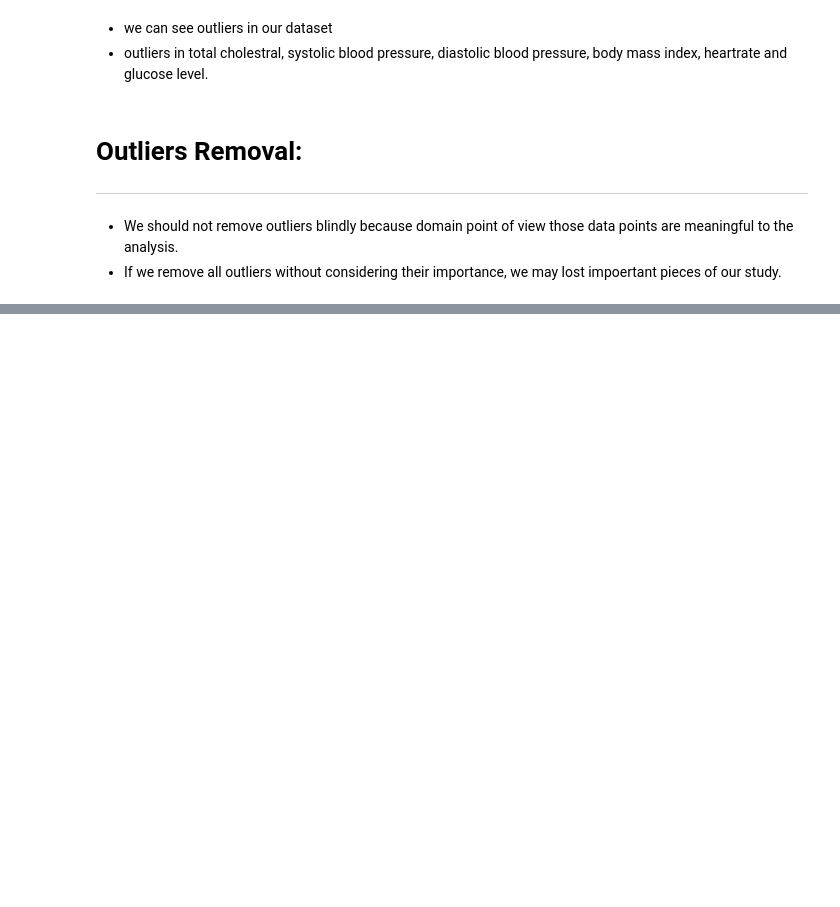
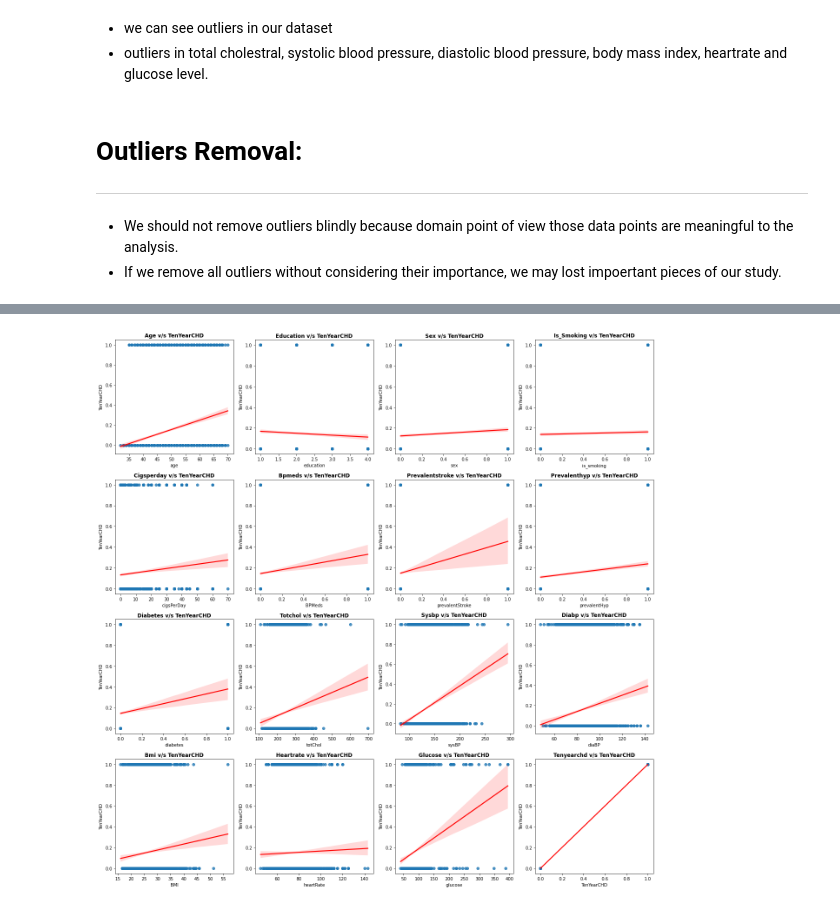
Before and after one commit to Kondasagar/Cardiovascular-Risk-Prediction, a Jupyter notebook: Cardiovascular_Risk_Prediction.ipynb, the cells around one changed output, grey strips where cells are left out. Cells and saved outputs as stored; diff of their text form; code cells hidden in the pictures; blank space fills up the shorter version.

```diff
--- a/Cardiovascular_Risk_Prediction.ipynb
+++ b/Cardiovascular_Risk_Prediction.ipynb
@@ -281,0 +343,6 @@ for n,column in enumerate(numeric_features):
+# %%
+# Defining a label encoder based on above data
+encoder = {'sex':{'M':1, 'F':0},'is_smoking':{'YES':1, 'NO': 0}}
+
+# Label Encoding
+df = df.replace(encoder)
@@ -281,0 +374,12 @@ for n,column in enumerate(numeric_features):
+# %%
+# Checking relationship
+independent_variables = [i for i in df.columns if i not in ['TenYearCHD']]
+
+plt.figure(figsize=(18,18))
+for n,column in enumerate(df.columns ):
+  plt.subplot(4, 4, n+1)
+  sns.regplot(x = df[column], y =df['TenYearCHD'],line_kws={"color": "red"})
+  plt.title(f'{column.title()} v/s TenYearCHD',weight='bold')
+  plt.tight_layout()
+# %% [output]
+[figure, added]
```
Also changed, not shown: parts of 9 cells of this notebook.
